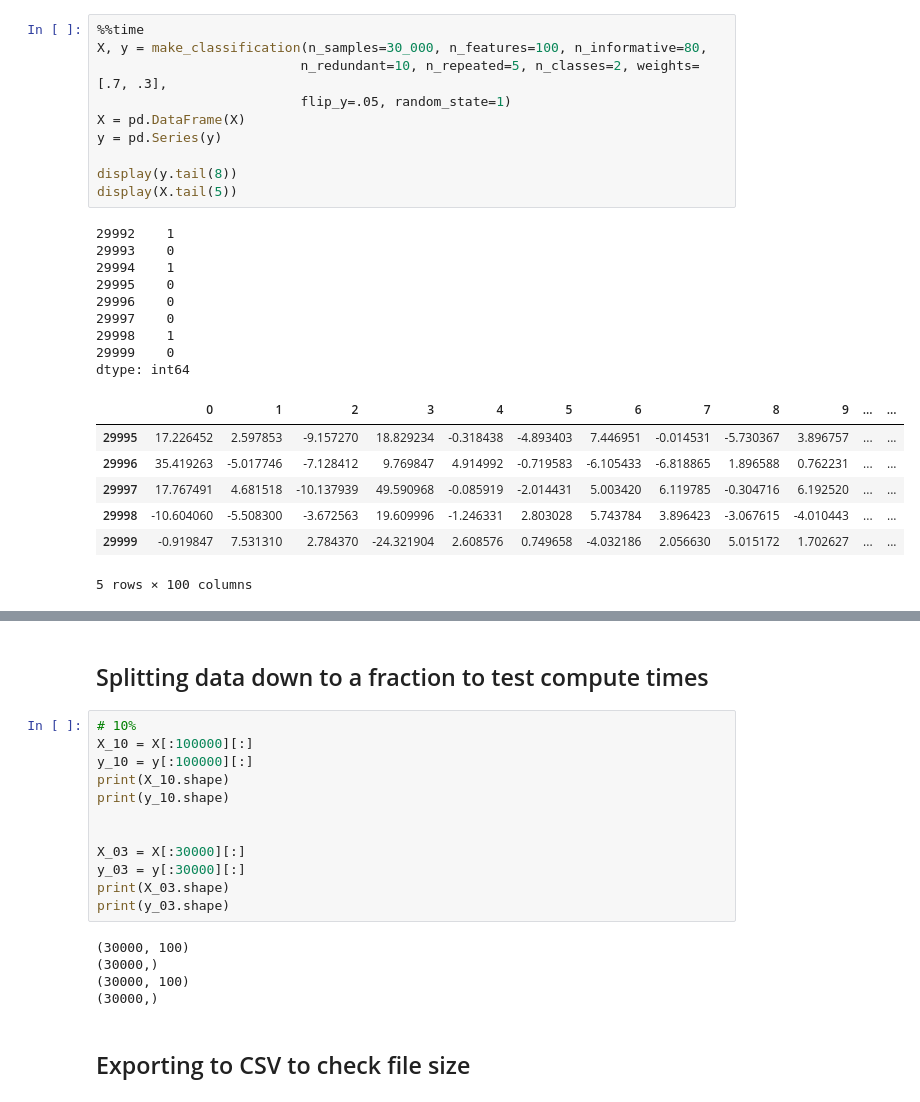
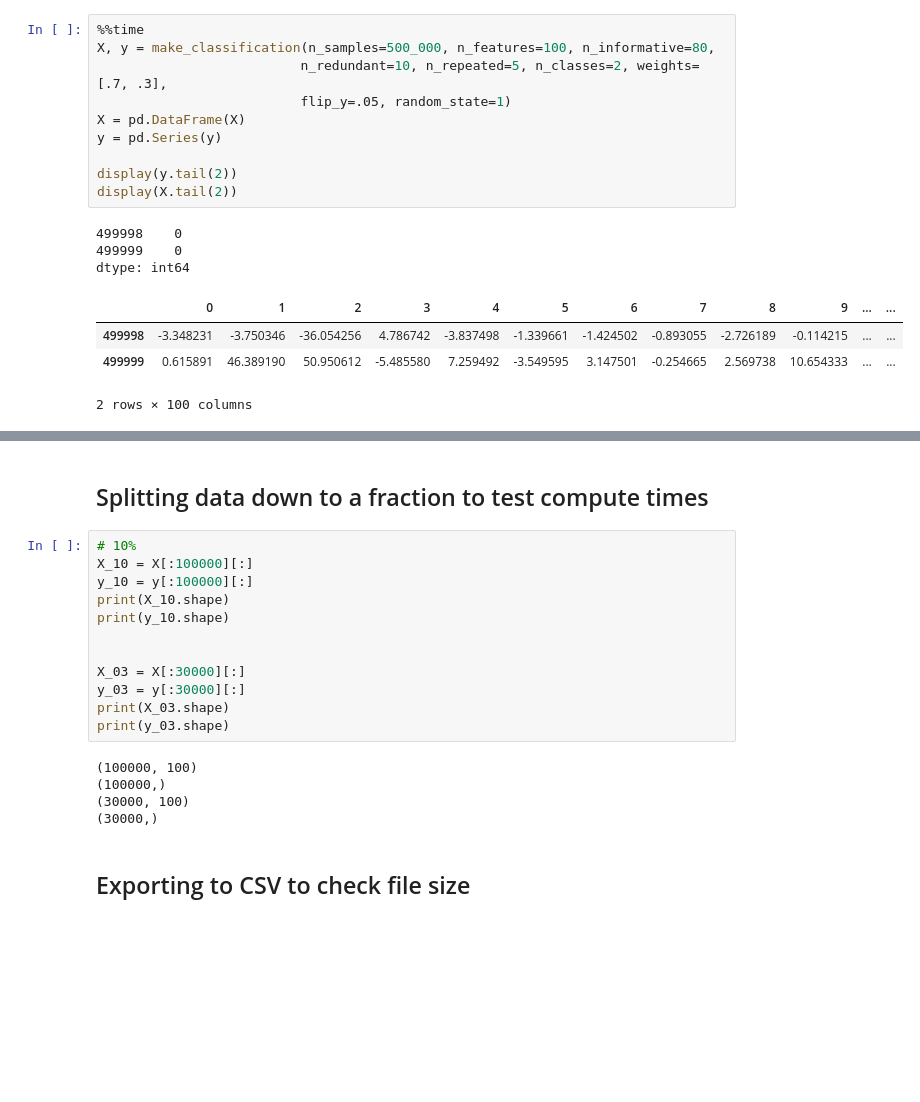
Before and after one commit to ggomp2885/Python, a Jupyter notebook: ML_experiments/10_million_datapoints.ipynb, the cells around one changed output, grey strips where cells are left out. Cells and saved outputs as stored; diff of their text form; blank space fills up the shorter version.

```diff
--- a/ML_experiments/10_million_datapoints.ipynb
+++ b/ML_experiments/10_million_datapoints.ipynb
@@ -25,27 +27,18 @@ display(X.tail(5))
 # %%
 %%time
-X, y = make_classification(n_samples=30_000, n_features=100, n_informative=80,
+X, y = make_classification(n_samples=500_000, n_features=100, n_informative=80,
                           n_redundant=10, n_repeated=5, n_classes=2, weights=[.7, .3],
                           flip_y=.05, random_state=1)
 X = pd.DataFrame(X)
 y = pd.Series(y)
 
-display(y.tail(8))
-display(X.tail(5))
+display(y.tail(2))
+display(X.tail(2))
 # %% [output]
-29992    1
-29993    0
-29994    1
-29995    0
-29996    0
-29997    0
-29998    1
-29999    0
+499998    0
+499999    0
 dtype: int64
 |  | 0 | 1 | 2 | 3 | 4 | 5 | 6 | 7 | 8 | 9 | ... | ... |
-| 29995 | 17.226452 | 2.597853 | -9.157270 | 18.829234 | -0.318438 | -4.893403 | 7.446951 | -0.014531 | -5.730367 | 3.896757 | ... | ... |
-| 29996 | 35.419263 | -5.017746 | -7.128412 | 9.769847 | 4.914992 | -0.719583 | -6.105433 | -6.818865 | 1.896588 | 0.762231 | ... | ... |
-| 29997 | 17.767491 | 4.681518 | -10.137939 | 49.590968 | -0.085919 | -2.014431 | 5.003420 | 6.119785 | -0.304716 | 6.192520 | ... | ... |
-| 29998 | -10.604060 | -5.508300 | -3.672563 | 19.609996 | -1.246331 | 2.803028 | 5.743784 | 3.896423 | -3.067615 | -4.010443 | ... | ... |
-| 29999 | -0.919847 | 7.531310 | 2.784370 | -24.321904 | 2.608576 | 0.749658 | -4.032186 | 2.056630 | 5.015172 | 1.702627 | ... | ... |
+| 499998 | -3.348231 | -3.750346 | -36.054256 | 4.786742 | -3.837498 | -1.339661 | -1.424502 | -0.893055 | -2.726189 | -0.114215 | ... | ... |
+| 499999 | 0.615891 | 46.389190 | 50.950612 | -5.485580 | 7.259492 | -3.549595 | 3.147501 | -0.254665 | 2.569738 | 10.654333 | ... | ... |
-5 rows × 100 columns
+2 rows × 100 columns
@@ -66,10 +59,10 @@ y_03 = y[:30000][:]
 print(X_03.shape)
 print(y_03.shape)
 # %% [output]
+(100000, 100)
+(100000,)
 (30000, 100)
 (30000,)
-(30000, 100)
-(30000,)
 # %% [markdown]
 ## Exporting to CSV to check file size
 # %%
```
Also changed, not shown: parts of 20 cells of this notebook, 3 other files.
